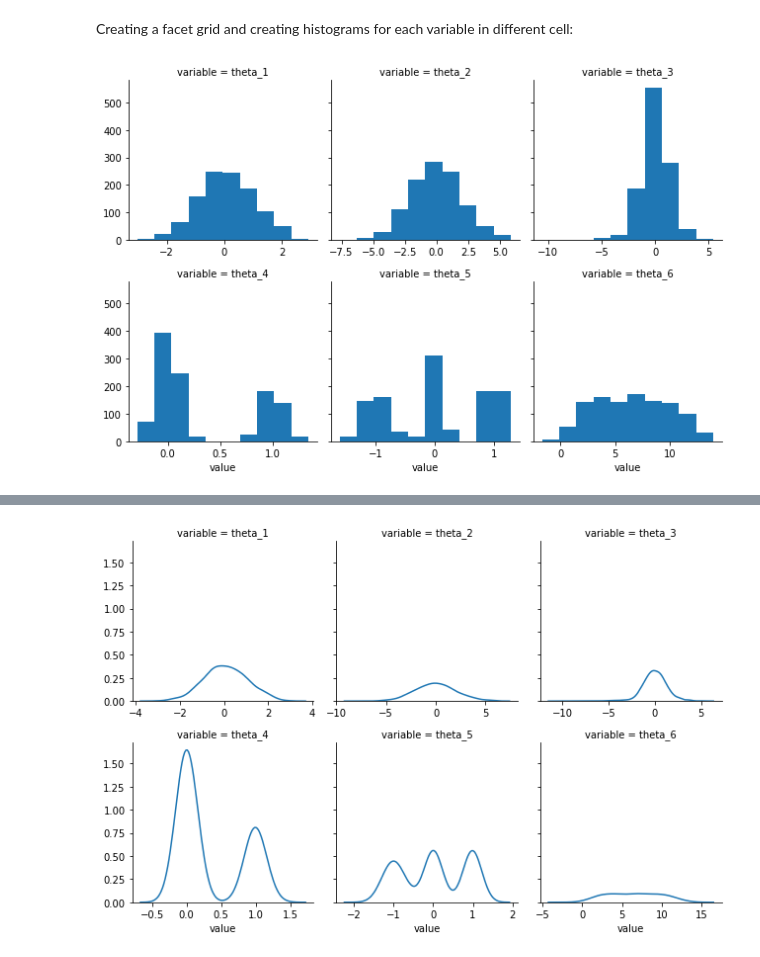
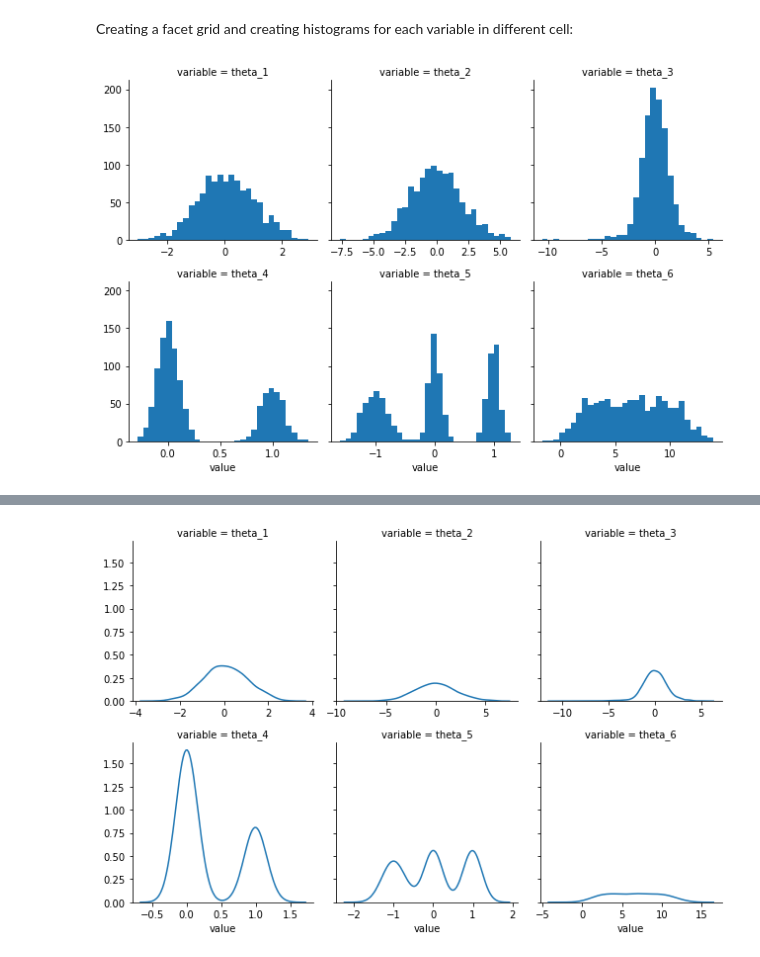
Before and after one commit to gondekbartlomiej/Data-Analitics, a Jupyter notebook: lab_1/command_files/main.ipynb, the cells around one changed output, grey strips where cells are left out. Saved outputs shown, nothing was run; the diff lists cells and outputs as text; code cells hidden in the pictures.

```diff
--- a/lab_1/command_files/main.ipynb
+++ b/lab_1/command_files/main.ipynb
@@ -52,6 +62,6 @@ dfm = df.melt()
 Creating a facet grid and creating histograms for each variable in different cell:
 # %%
 g = sns.FacetGrid(dfm, col='variable', col_wrap=3, sharex = False)
-g = g.map(plt.hist, 'value')
+g = g.map(plt.hist, 'value', bins=30)
 # %% [output]
-[figure, old version]
+[figure, new version]
```
Also changed, not shown: parts of 18 cells of this notebook, 10 other files.
